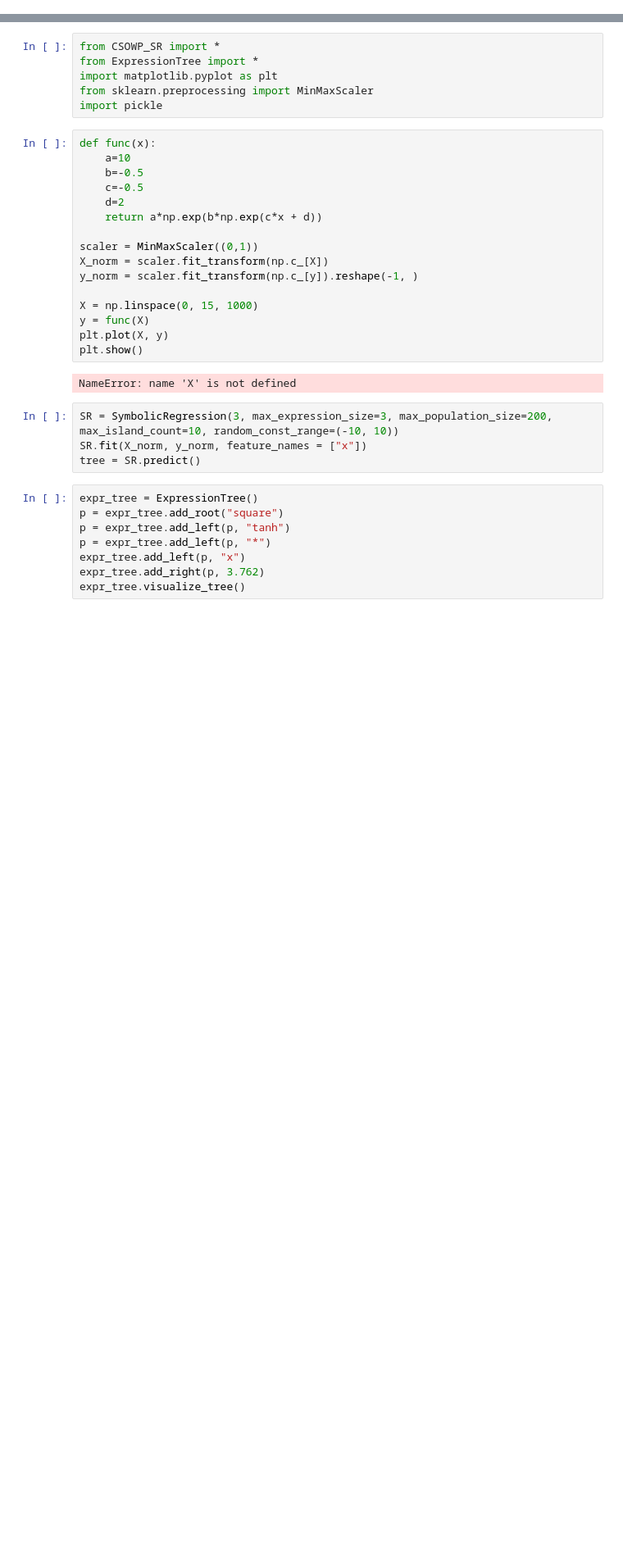
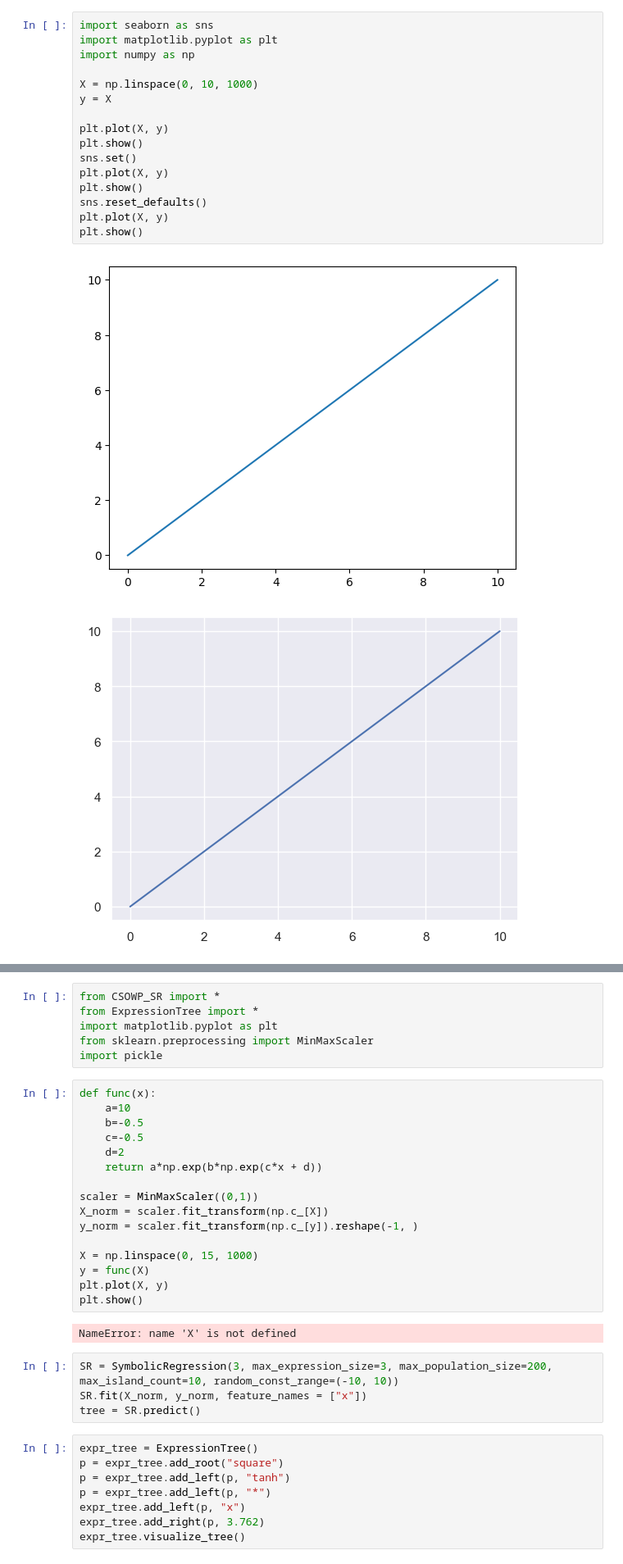
Before and after one commit to Guilherme-Ataliba/CSOWP-Symbolic-Regression, a Jupyter notebook: algorithms/Tests.ipynb, the cells around one changed output, grey strips where cells are left out. Shown at 82% size. Cells and saved outputs as stored; diff of their text form; blank space fills up the shorter version.

```diff
--- a/algorithms/Tests.ipynb
+++ b/algorithms/Tests.ipynb
@@ -0,0 +1,19 @@
+# %%
+import seaborn as sns
+import matplotlib.pyplot as plt
+import numpy as np
+
+X = np.linspace(0, 10, 1000)
+y = X
+
+plt.plot(X, y)
+plt.show()
+sns.set()
+plt.plot(X, y)
+plt.show()
+sns.reset_defaults()
+plt.plot(X, y)
+plt.show()
+# %% [output]
+[figure, added]
+[figure, added]
```
Also changed, not shown: parts of 1 cell of this notebook, 7 other files.
